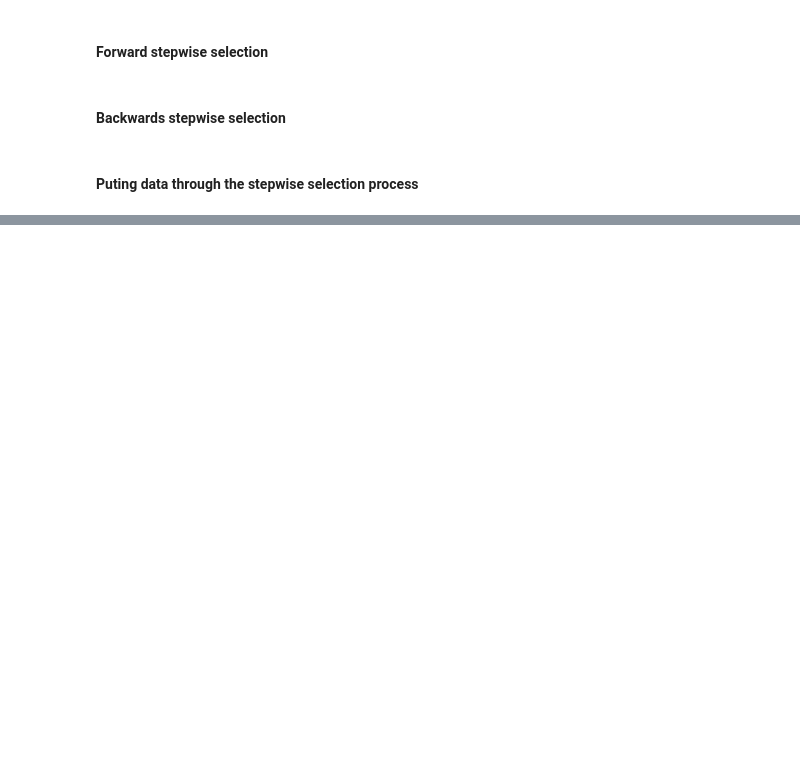
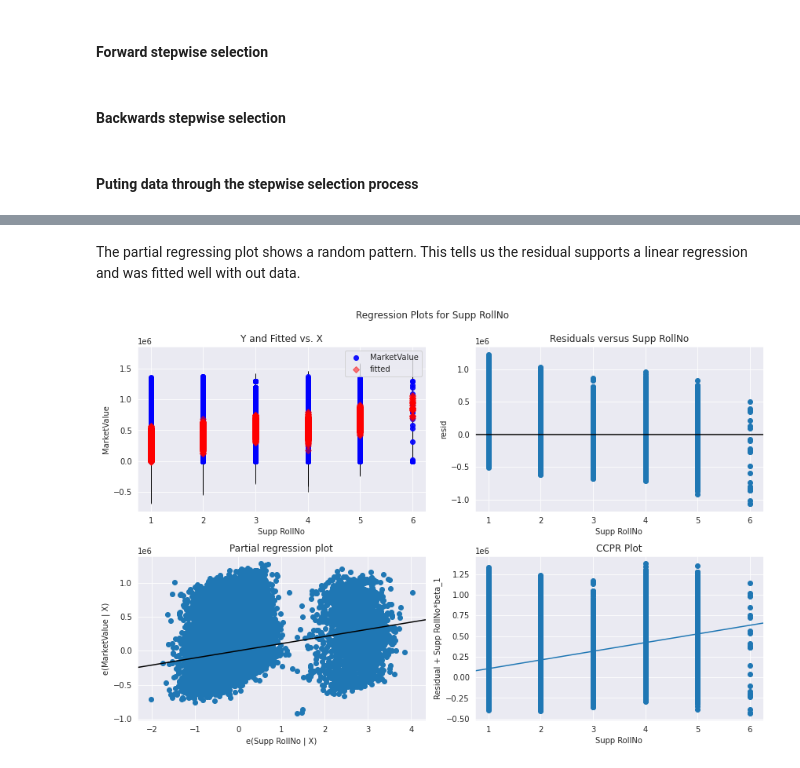
Before and after one commit to BongumusaSizwe/DAE_PROJECT, a Jupyter notebook: mini_project/Houses/project.ipynb, the cells around one changed output, grey strips where cells are left out. Saved outputs shown, nothing was run; the diff lists cells and outputs as text; code cells hidden in the pictures; blank space fills up the shorter version.

```diff
--- a/mini_project/Houses/project.ipynb
+++ b/mini_project/Houses/project.ipynb
@@ -1169,0 +1151,10 @@ strong multicollinearity or other numerical problems.
+# %% [markdown]
+The partial regressing plot shows a random pattern. This tells us the residual supports a linear regression and was fitted well with out data.
+# %%
+#Supp RollNo vs MarketValue
+
+fig = plt.figure(figsize=(12,8))
+
+fig = sm.graphics.plot_regress_exog(result, 'Supp RollNo', fig=fig)
+# %% [output]
+[figure, added]
```
Also changed, not shown: parts of 31 cells of this notebook.
